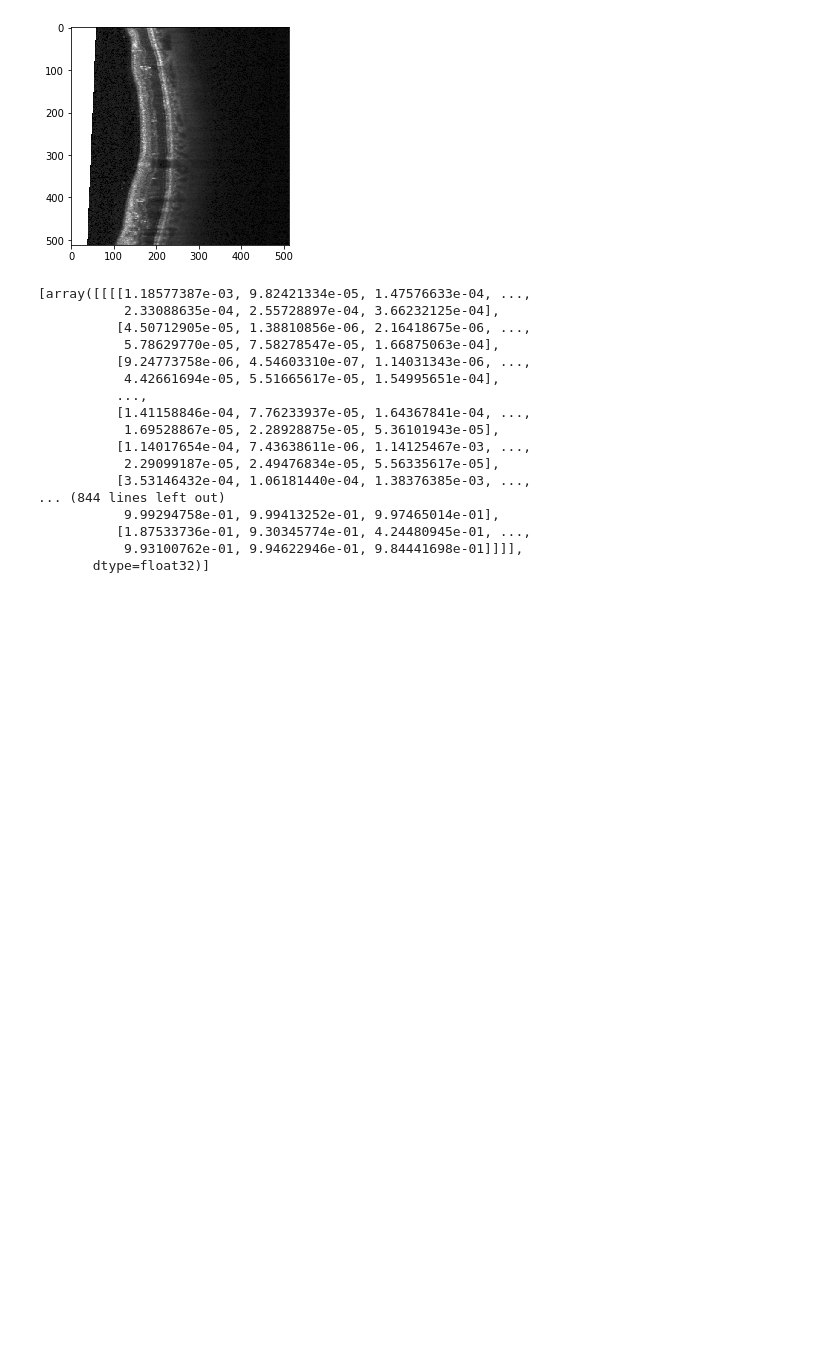
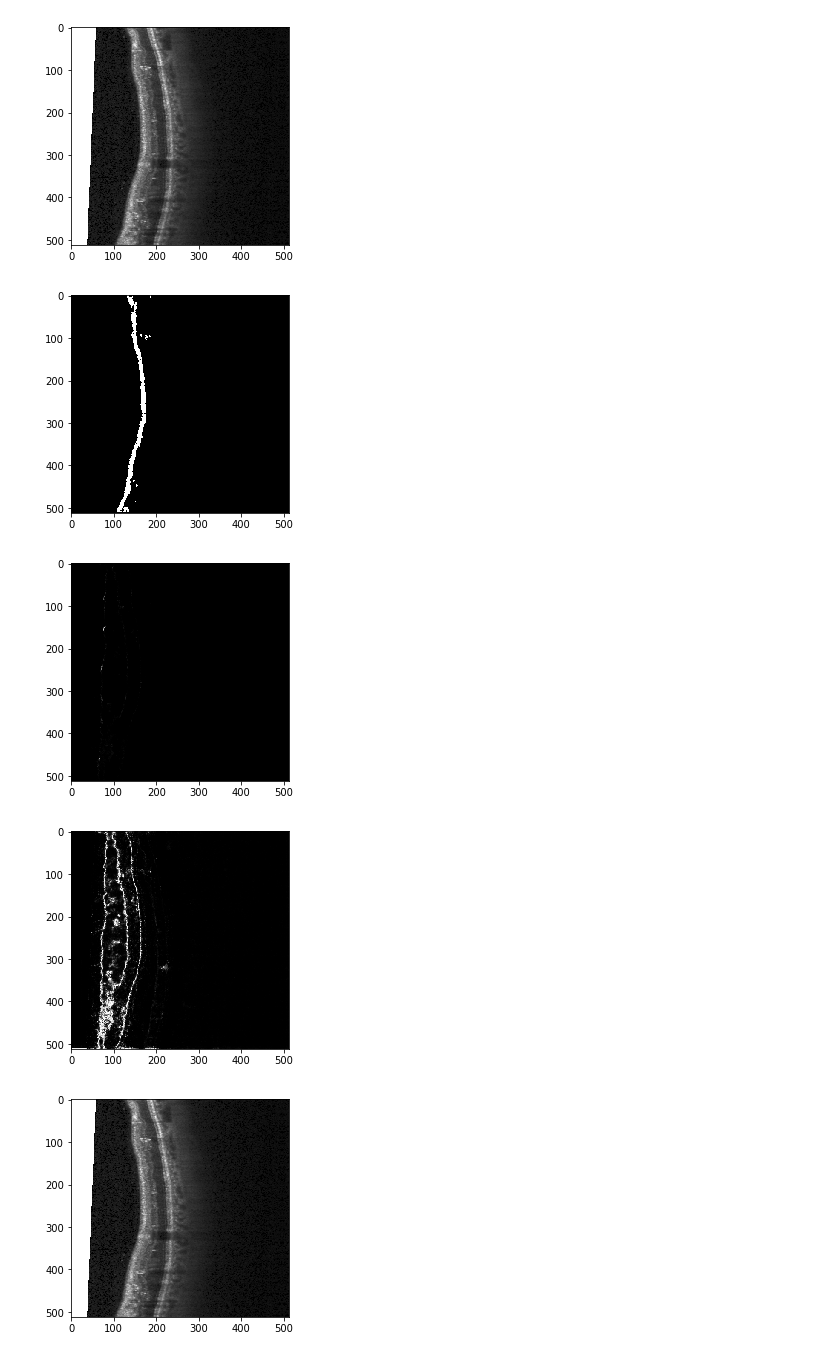
Before and after one commit to magnusja/RelayNet, a Jupyter notebook: prediction.ipynb, the cells around one changed output. Saved outputs shown, nothing was run; the diff lists cells and outputs as text; code cells hidden in the pictures; blank space fills up the shorter version.

Commit message:
Visualize variance and entropy

```diff
--- a/prediction.ipynb
+++ b/prediction.ipynb
@@ -48,24 +48,29 @@ plt.show()
 relay_net = RelayNet(dropout_prob=0.3)
 relay_net.load_state_dict(torch.load('models_dropout/model-89.model'))
 relay_net = relay_net.cuda()
-# %%
-out = relay_net.predict(Variable(torch.Tensor(test_data.X[11:12]).cuda(),volatile=True))
-out
-# %% [output]
-[array([[[[1.18577387e-03, 9.82421334e-05, 1.47576633e-04, ...,
-           2.33088635e-04, 2.55728897e-04, 3.66232125e-04],
-          [4.50712905e-05, 1.38810856e-06, 2.16418675e-06, ...,
-           5.78629770e-05, 7.58278547e-05, 1.66875063e-04],
-          [9.24773758e-06, 4.54603310e-07, 1.14031343e-06, ...,
-           4.42661694e-05, 5.51665617e-05, 1.54995651e-04],
-          ...,
-          [1.41158846e-04, 7.76233937e-05, 1.64367841e-04, ...,
-           1.69528867e-05, 2.28928875e-05, 5.36101943e-05],
-          [1.14017654e-04, 7.43638611e-06, 1.14125467e-03, ...,
-           2.29099187e-05, 2.49476834e-05, 5.56335617e-05],
-          [3.53146432e-04, 1.06181440e-04, 1.38376385e-03, ...,
-... (844 lines left out)
-           9.99294758e-01, 9.99413252e-01, 9.97465014e-01],
-          [1.87533736e-01, 9.30345774e-01, 4.24480945e-01, ...,
-           9.93100762e-01, 9.94622946e-01, 9.84441698e-01]]]],
-       dtype=float32)]
+# %%
+avg, var, entropy = relay_net.predict(Variable(torch.Tensor(test_data.X[11:12]).cuda(),volatile=True))
+avg, var, entropy
+
+idx = np.argmax(avg,1)
+idx = np.squeeze(idx==2)
+plt.imshow(idx)
+plt.show()
+
+plt.imshow(np.squeeze(var)[1])
+plt.show()
+
+plt.imshow(np.squeeze(entropy)[1])
+plt.show()
+
+img_test = test_data.X[11:12]
+img_test = np.squeeze(img_test)
+plt.imshow(img_test)
+plt.show()
+
+del relay_net
+# %% [output]
+[figure, added]
+[figure, added]
+[figure, added]
+[figure, added]
```
Also changed, not shown: 1 other file.
